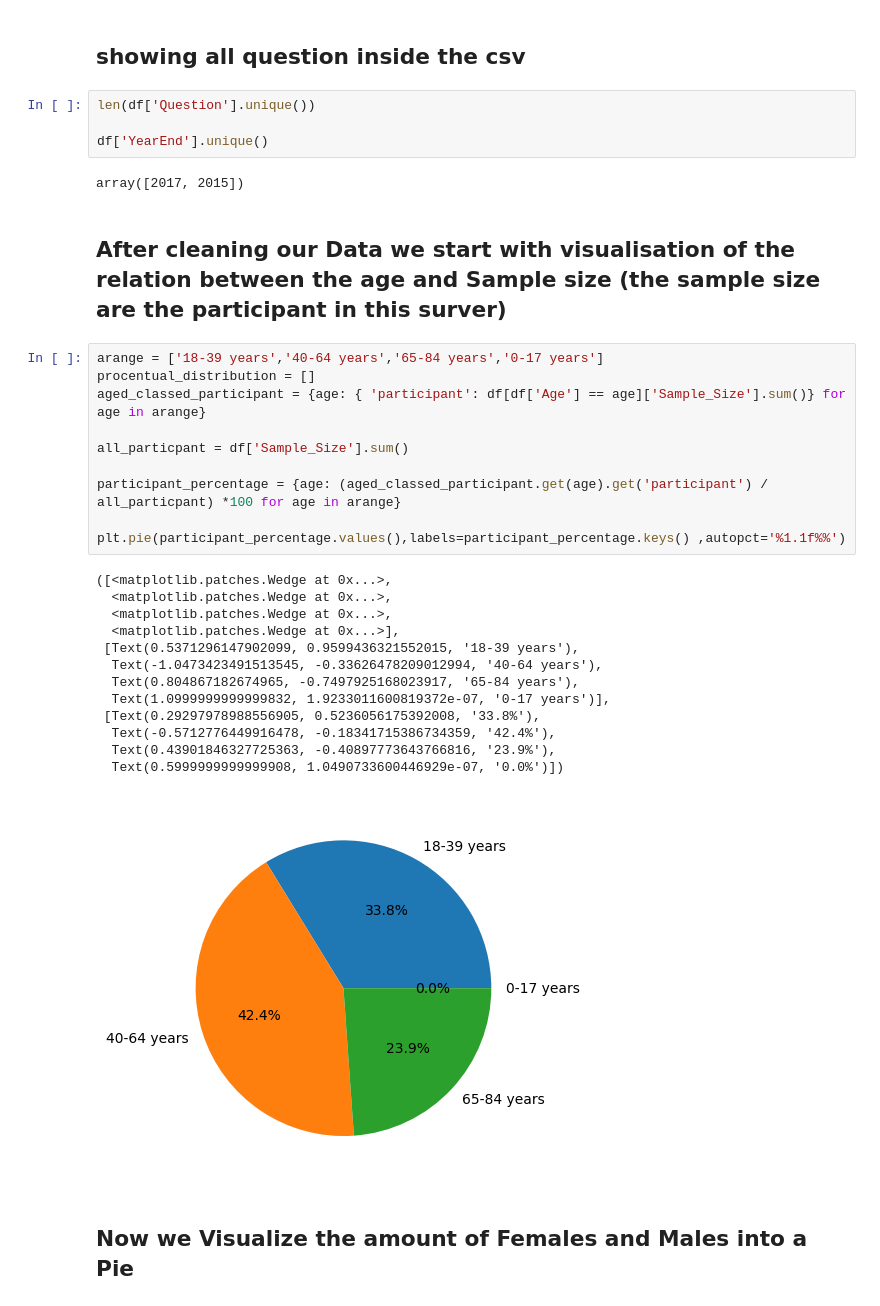
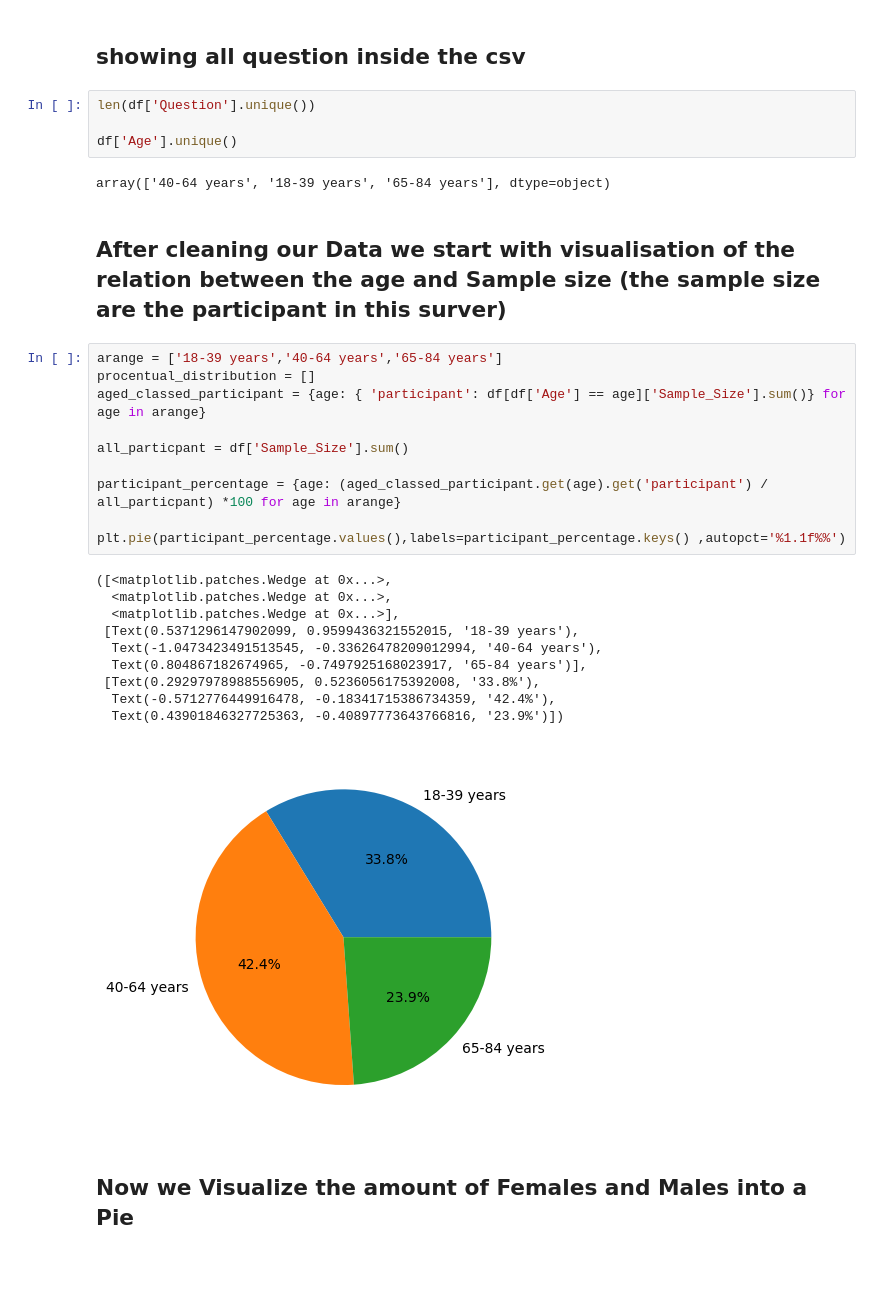
Before and after one commit to AntonioLeoneSolentUni/DataScienceAsseignment, a Jupyter notebook: mainHandin.ipynb, the cells around one changed output. Drawn from its saved outputs; the diff is of its cells as text; blank space fills up the shorter version.

Commit message:
Cleanup and implementing a new Graph

```diff
--- a/mainHandin.ipynb
+++ b/mainHandin.ipynb
@@ -104,35 +103,32 @@ np.int64(0)
 # %%
 len(df['Question'].unique())
 
-df['YearEnd'].unique()
+df['Age'].unique()
 # %% [output]
-array([2017, 2015])
+array(['40-64 years', '18-39 years', '65-84 years'], dtype=object)
 # %% [markdown]
 ## After cleaning our Data we start with visualisation of the relation between the age and Sample size (the sample size are the participant in this surver)
 # %%
-arange = ['18-39 years','40-64 years','65-84 years','0-17 years']
+arange = ['18-39 years','40-64 years','65-84 years']
 procentual_distribution = []
 aged_classed_participant = {age: { 'participant': df[df['Age'] == age]['Sample_Size'].sum()} for age in arange}
 
 all_particpant = df['Sample_Size'].sum()
 
 participant_percentage = {age: (aged_classed_participant.get(age).get('participant') / all_particpant) *100 for age in arange}
 
 plt.pie(participant_percentage.values(),labels=participant_percentage.keys() ,autopct='%1.1f%%')
 # %% [output]
 ([<matplotlib.patches.Wedge at 0x...>,
-  <matplotlib.patches.Wedge at 0x...>,
   <matplotlib.patches.Wedge at 0x...>,
   <matplotlib.patches.Wedge at 0x...>],
  [Text(0.5371296147902099, 0.9599436321552015, '18-39 years'),
   Text(-1.0473423491513545, -0.33626478209012994, '40-64 years'),
-  Text(0.804867182674965, -0.7497925168023917, '65-84 years'),
-  Text(1.0999999999999832, 1.9233011600819372e-07, '0-17 years')],
+  Text(0.804867182674965, -0.7497925168023917, '65-84 years')],
  [Text(0.29297978988556905, 0.5236056175392008, '33.8%'),
   Text(-0.5712776449916478, -0.18341715386734359, '42.4%'),
-  Text(0.43901846327725363, -0.40897773643766816, '23.9%'),
-  Text(0.5999999999999908, 1.0490733600446929e-07, '0.0%')])
+  Text(0.43901846327725363, -0.40897773643766816, '23.9%')])
-[figure, old version]
+[figure, new version]
 # %% [markdown]
 ## Now we Visualize the amount of Females and Males into a Pie
 # %%
```
Also changed, not shown: parts of 10 cells of this notebook.
